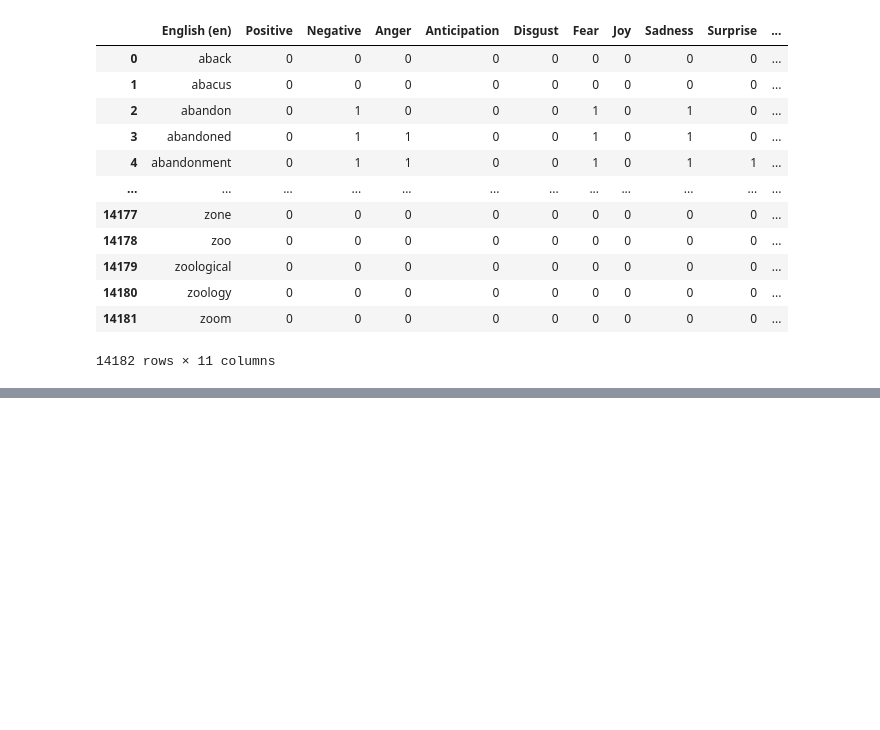
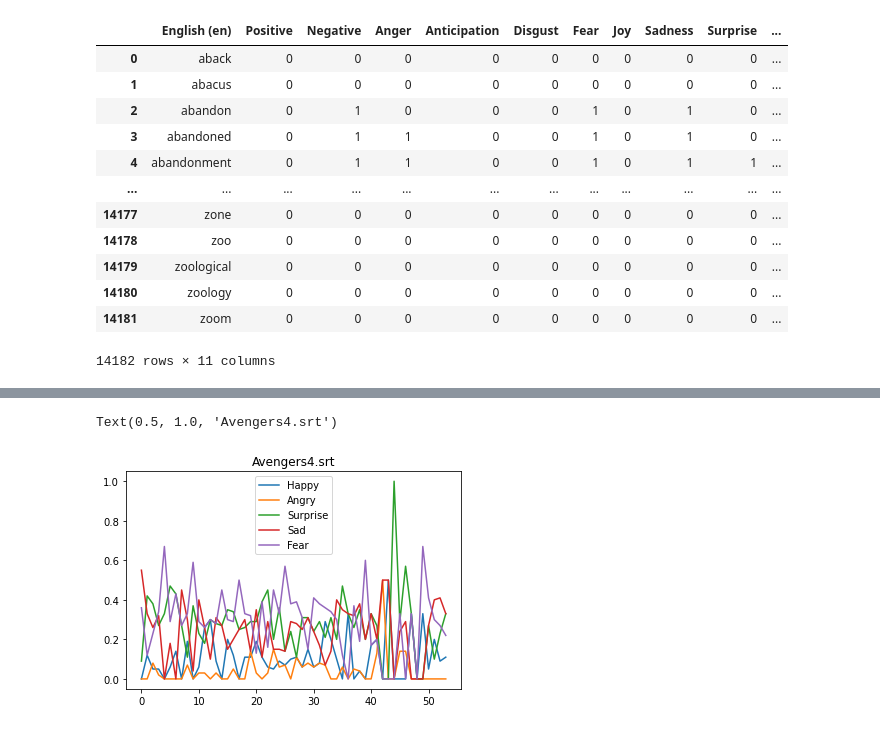
Before and after one commit to srinivasraodaru/Movie-Subtitles-Analysis, a Jupyter notebook: preprocessing.ipynb, the cells around one changed output, grey strips where cells are left out. Drawn from its saved outputs; the diff is of its cells as text; code cells hidden in the pictures; blank space fills up the shorter version.

```diff
--- a/preprocessing.ipynb
+++ b/preprocessing.ipynb
@@ -194,0 +223,9 @@ Name: English (en), Length: 1247, dtype: object>
+# %%
+em = emotion_dict["Avengers4.srt"]
+plt.figure()
+plt.plot(em)
+plt.legend(labels = emotions)
+plt.title(f)
+# %% [output]
+Text(0.5, 1.0, 'Avengers4.srt')
+[figure, added]
```
Also changed, not shown: parts of 12 cells of this notebook, 9 other files.
